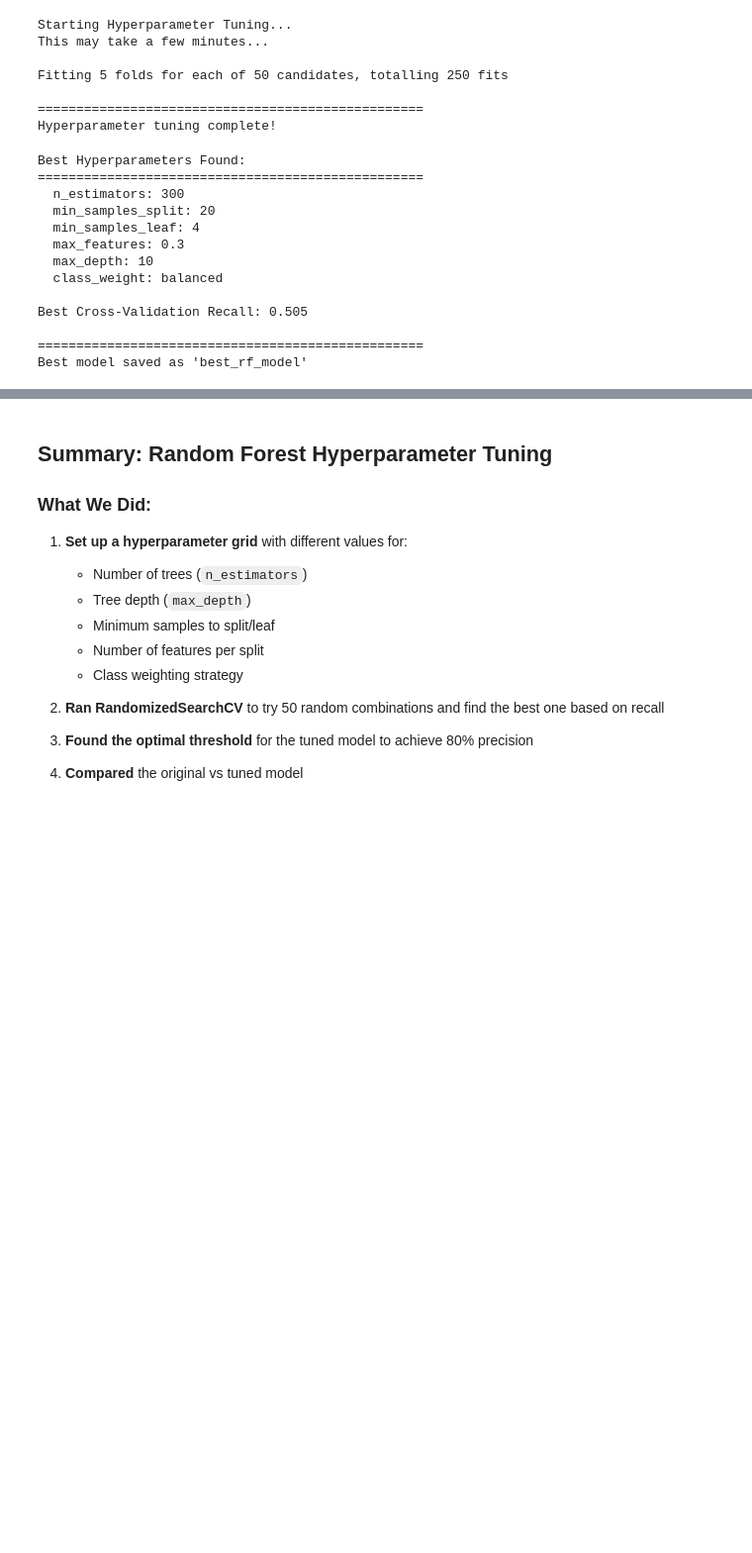
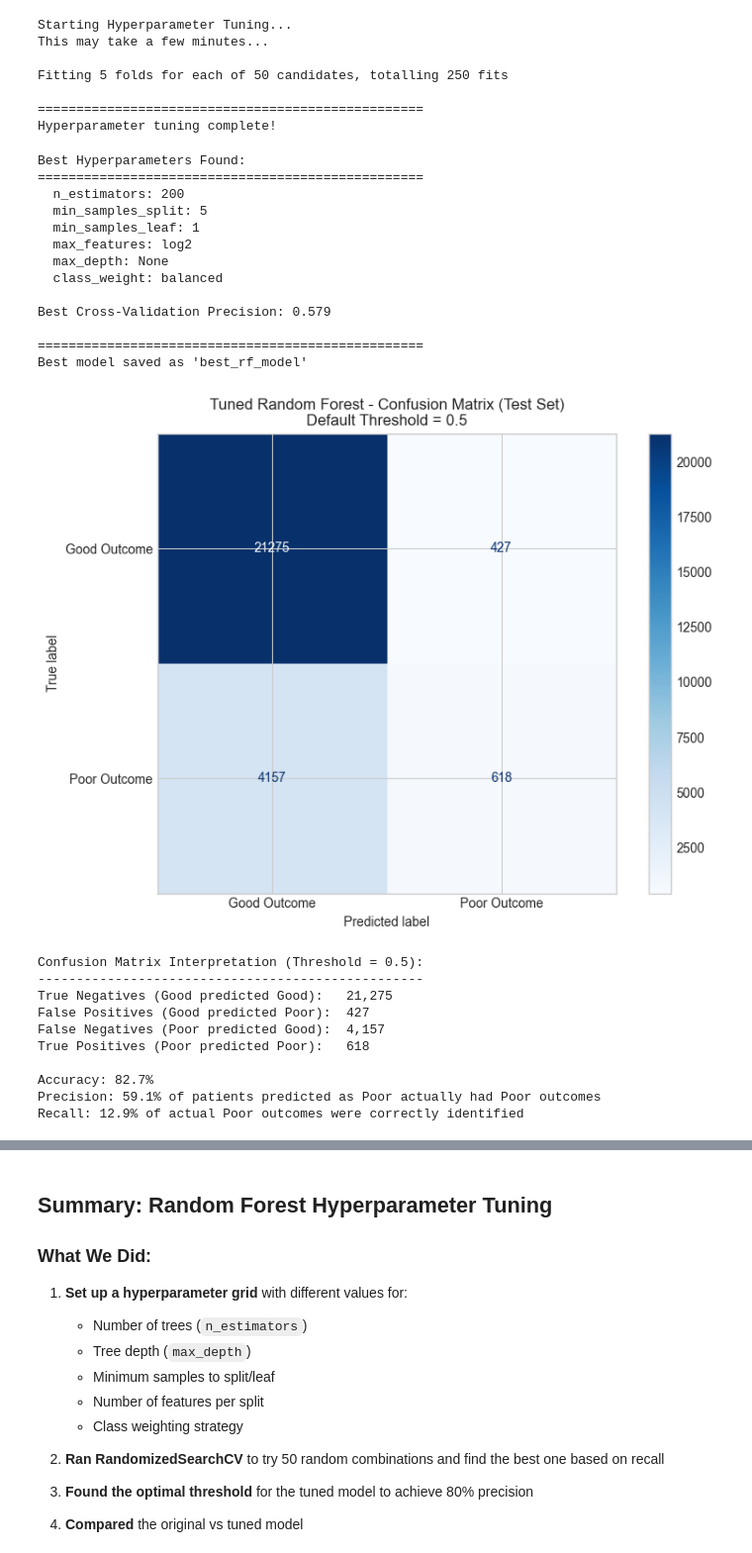
Before and after one commit to saras-audrius/EAISI-Group-Project---NHS, a Jupyter notebook: code/Models Yvonne.ipynb, the cells around one changed output, grey strips where cells are left out. Shown at 99% size. Cells and saved outputs as stored; diff of their text form; code cells hidden in the pictures; blank space fills up the shorter version.

```diff
--- a/code/Models Yvonne.ipynb
+++ b/code/Models Yvonne.ipynb
@@ -1403,7 +1789,7 @@ for param, value in best_params.items():
     clean_name = param.replace('model__', '')
     print(f"  {clean_name}: {value}")
 
-print(f"\nBest Cross-Validation Recall: {random_search.best_score_:.3f}")
+print(f"\nBest Cross-Validation Precision: {random_search.best_score_:.3f}")
 
 # Store the best model
 best_rf_model = random_search.best_estimator_
@@ -1413,14 +1799,58 @@ print("Best model saved as 'best_rf_model'")
 # %% [output]
 Best Hyperparameters Found:
 ==================================================
-  n_estimators: 300
-  min_samples_split: 20
-  min_samples_leaf: 4
-  max_features: 0.3
-  max_depth: 10
+  n_estimators: 200
+  min_samples_split: 5
+  min_samples_leaf: 1
+  max_features: log2
+  max_depth: None
   class_weight: balanced
 
-Best Cross-Validation Recall: 0.505
+Best Cross-Validation Precision: 0.579
 
 ==================================================
 Best model saved as 'best_rf_model'
+# %%
+# Step 15c-ii: Confusion Matrix for Tuned Random Forest (Default Threshold 0.5)
+# ==============================================================================
+
+fig, ax = plt.subplots(figsize=(8, 6))
+
+# Get predictions with default threshold (0.5)
+y_proba_tuned_15c = best_rf_model.predict_proba(X_test)[:, 1]
+y_pred_default = (y_proba_tuned_15c >= 0.5).astype(int)
+
+# Create confusion matrix
+cm = confusion_matrix(y_test, y_pred_default)
+disp = ConfusionMatrixDisplay(confusion_matrix=cm, display_labels=['Good Outcome', 'Poor Outcome'])
+disp.plot(ax=ax, cmap='Blues', colorbar=True)
+ax.set_title('Tuned Random Forest - Confusion Matrix (Test Set)\nDefault Threshold = 0.5', fontsize=12)
+
+plt.tight_layout()
+plt.show()
+
+# Print interpretation
+tn, fp, fn, tp = cm.ravel()
+print("\nConfusion Matrix Interpretation (Threshold = 0.5):")
+print("-" * 50)
+print(f"True Negatives (Good predicted Good):   {tn:,}")
+print(f"False Positives (Good predicted Poor):  {fp:,}")
+print(f"False Negatives (Poor predicted Good):  {fn:,}")
+print(f"True Positives (Poor predicted Poor):   {tp:,}")
+print()
+total = tn + fp + fn + tp
+print(f"Accuracy: {(tn + tp) / total * 100:.1f}%")
+print(f"Precision: {tp/(tp+fp)*100:.1f}% of patients predicted as Poor actually had Poor outcomes")
+print(f"Recall: {tp/(tp+fn)*100:.1f}% of actual Poor outcomes were correctly identified")
+# %% [output]
+[figure, added]
+Confusion Matrix Interpretation (Threshold = 0.5):
+--------------------------------------------------
+True Negatives (Good predicted Good):   21,275
+False Positives (Good predicted Poor):  427
+False Negatives (Poor predicted Good):  4,157
+True Positives (Poor predicted Poor):   618
+
+Accuracy: 82.7%
+Precision: 59.1% of patients predicted as Poor actually had Poor outcomes
+Recall: 12.9% of actual Poor outcomes were correctly identified
```
Also changed, not shown: parts of 42 cells of this notebook.
